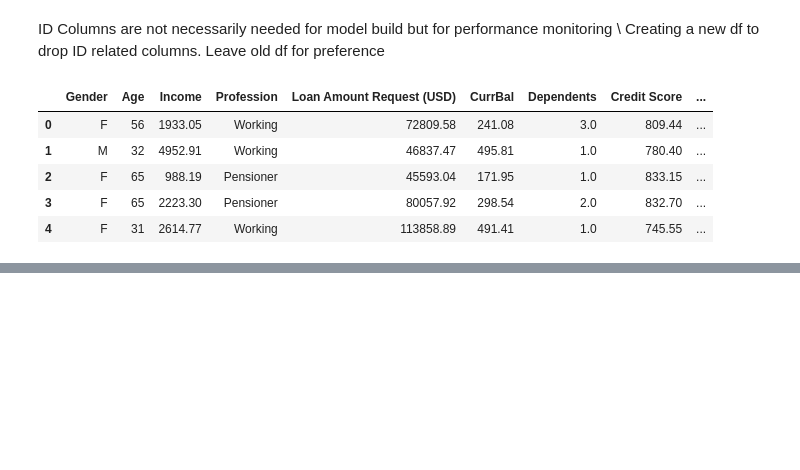
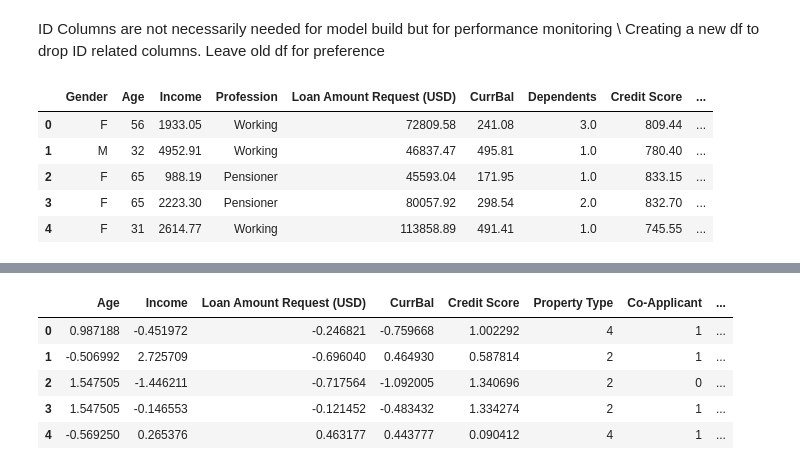
Before and after one commit to JY6299/Loan_Amount_Prediction, a Jupyter notebook: Loan_Amount_Prediction_Regression.ipynb, the cells around one changed output, grey strips where cells are left out. Saved outputs shown, nothing was run; the diff lists cells and outputs as text; code cells hidden in the pictures; blank space fills up the shorter version.

Commit message:
Data Cleaning Finished

```diff
--- a/Loan_Amount_Prediction_Regression.ipynb
+++ b/Loan_Amount_Prediction_Regression.ipynb
@@ -297,0 +361,13 @@ for feature in df1.select_dtypes(exclude='object'):
+# %%
+char_lst = ['Gender', 'Profession', 'Credit_Cards_Use']
+
+df2 = pd.get_dummies(data=df2, columns=char_lst, drop_first=True, dtype=int)
+# %%
+df2.head()
+# %% [output]
+|  | Age | Income | Loan Amount Request (USD) | CurrBal | Credit Score | Property Type | Co-Applicant | ... |
+| 0 | 0.987188 | -0.451972 | -0.246821 | -0.759668 | 1.002292 | 4 | 1 | ... |
+| 1 | -0.506992 | 2.725709 | -0.696040 | 0.464930 | 0.587814 | 2 | 1 | ... |
+| 2 | 1.547505 | -1.446211 | -0.717564 | -1.092005 | 1.340696 | 2 | 0 | ... |
+| 3 | 1.547505 | -0.146553 | -0.121452 | -0.483432 | 1.334274 | 2 | 1 | ... |
+| 4 | -0.569250 | 0.265376 | 0.463177 | 0.443777 | 0.090412 | 4 | 1 | ... |
```
Also changed, not shown: parts of 10 cells of this notebook.
